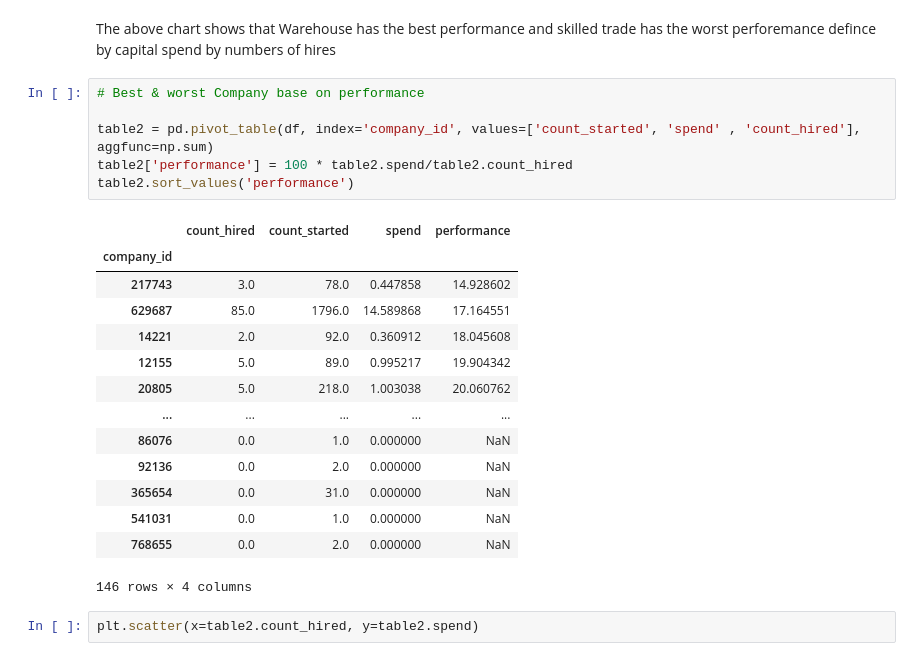
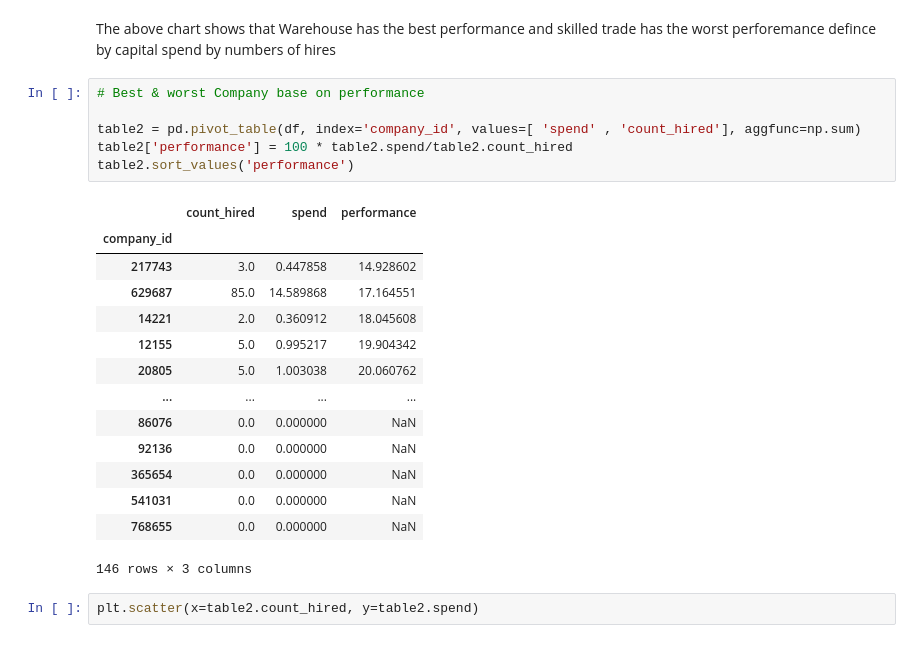
Before and after one commit to arashahmadi13/Springboard, a Jupyter notebook: Workstep/Workstep.ipynb, the cells around one changed output. Saved outputs shown, nothing was run; the diff lists cells and outputs as text.

```diff
--- a/Workstep/Workstep.ipynb
+++ b/Workstep/Workstep.ipynb
@@ -144,24 +144,24 @@ The above chart shows that Warehouse has the best performance and skilled trade
 # %%
 # Best & worst Company base on performance
 
-table2 = pd.pivot_table(df, index='company_id', values=['count_started', 'spend' , 'count_hired'], aggfunc=np.sum)
+table2 = pd.pivot_table(df, index='company_id', values=[ 'spend' , 'count_hired'], aggfunc=np.sum)
 table2['performance'] = 100 * table2.spend/table2.count_hired
 table2.sort_values('performance')
 # %% [output]
-|  | count_hired | count_started | spend | performance |
-| company_id |  |  |  |  |
-| 217743 | 3.0 | 78.0 | 0.447858 | 14.928602 |
-| 629687 | 85.0 | 1796.0 | 14.589868 | 17.164551 |
-| 14221 | 2.0 | 92.0 | 0.360912 | 18.045608 |
-| 12155 | 5.0 | 89.0 | 0.995217 | 19.904342 |
-| 20805 | 5.0 | 218.0 | 1.003038 | 20.060762 |
-| ... | ... | ... | ... | ... |
-| 86076 | 0.0 | 1.0 | 0.000000 | NaN |
-| 92136 | 0.0 | 2.0 | 0.000000 | NaN |
-| 365654 | 0.0 | 31.0 | 0.000000 | NaN |
-| 541031 | 0.0 | 1.0 | 0.000000 | NaN |
-| 768655 | 0.0 | 2.0 | 0.000000 | NaN |
+|  | count_hired | spend | performance |
+| company_id |  |  |  |
+| 217743 | 3.0 | 0.447858 | 14.928602 |
+| 629687 | 85.0 | 14.589868 | 17.164551 |
+| 14221 | 2.0 | 0.360912 | 18.045608 |
+| 12155 | 5.0 | 0.995217 | 19.904342 |
+| 20805 | 5.0 | 1.003038 | 20.060762 |
+| ... | ... | ... | ... |
+| 86076 | 0.0 | 0.000000 | NaN |
+| 92136 | 0.0 | 0.000000 | NaN |
+| 365654 | 0.0 | 0.000000 | NaN |
+| 541031 | 0.0 | 0.000000 | NaN |
+| 768655 | 0.0 | 0.000000 | NaN |
-146 rows × 4 columns
+146 rows × 3 columns
 # %%
 plt.scatter(x=table2.count_hired, y=table2.spend)
 # %% [output]
```
Also changed, not shown: parts of 5 cells of this notebook, 1 other file.
